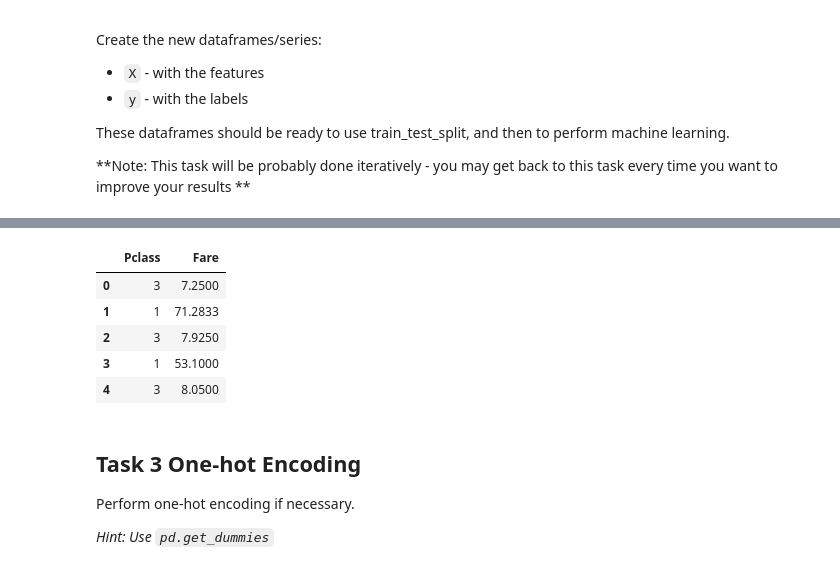
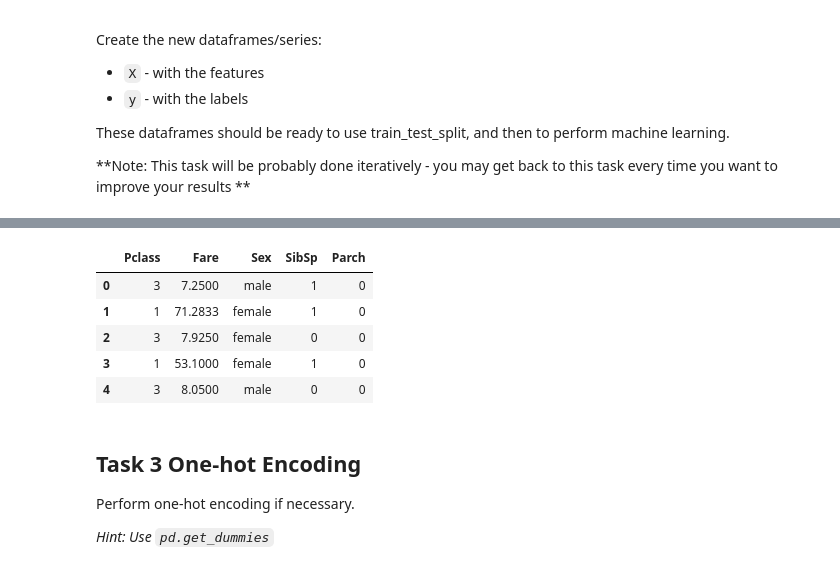
Before and after one commit to For-Chance/CourseOfConstructionInformation, a Jupyter notebook: Class/Class_09/Titanic/Titanic_empty.ipynb, the cells around one changed output, grey strips where cells are left out. Cells and saved outputs as stored; diff of their text form; code cells hidden in the pictures.

```diff
--- a/Class/Class_09/Titanic/Titanic_empty.ipynb
+++ b/Class/Class_09/Titanic/Titanic_empty.ipynb
@@ -193,13 +200,13 @@ y.head()
 # %%
-X = df[['Pclass', 'Fare']]
+X = df[['Pclass', 'Fare', 'Sex', 'SibSp', 'Parch']]
 X.head()
 # %% [output]
-|  | Pclass | Fare |
-| 0 | 3 | 7.2500 |
-| 1 | 1 | 71.2833 |
-| 2 | 3 | 7.9250 |
-| 3 | 1 | 53.1000 |
-| 4 | 3 | 8.0500 |
+|  | Pclass | Fare | Sex | SibSp | Parch |
+| 0 | 3 | 7.2500 | male | 1 | 0 |
+| 1 | 1 | 71.2833 | female | 1 | 0 |
+| 2 | 3 | 7.9250 | female | 0 | 0 |
+| 3 | 1 | 53.1000 | female | 1 | 0 |
+| 4 | 3 | 8.0500 | male | 0 | 0 |
 # %% [markdown]
 ## Task 3 One-hot Encoding
 Perform one-hot encoding if necessary.
```
Also changed, not shown: parts of 7 cells of this notebook.
